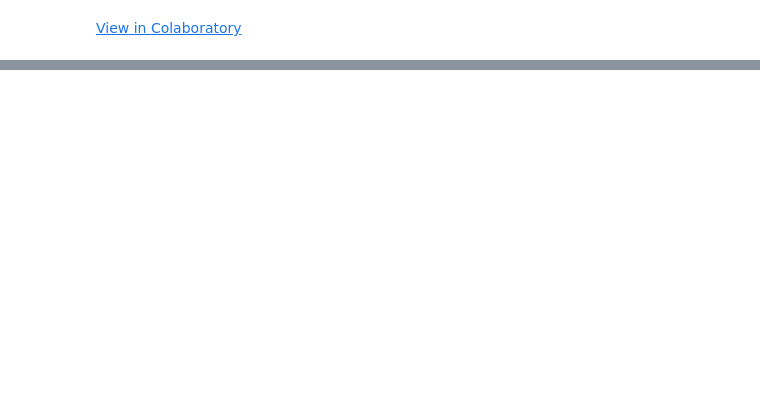
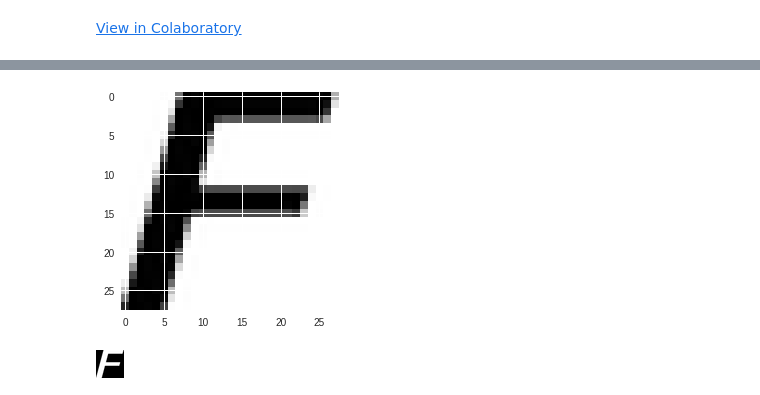
Before and after one commit to toanchitran/tensorflow, a Jupyter notebook: notmnist.ipynb, the cells around one changed output, grey strips where cells are left out. Drawn from its saved outputs; the diff is of its cells as text; code cells hidden in the pictures; blank space fills up the shorter version.

```diff
--- a/notmnist.ipynb
+++ b/notmnist.ipynb
@@ -102,0 +136,6 @@ AttributeError: ignored
+# %%
+image_size = 28
+pixel_depth = 255
+
+image_file = np.random.choice(get_file_paths(np.random.choice(train_data_paths)))
+image_data = (imageio.imread(image_file).astype(float) - pixel_depth/2)/pixel_depth
@@ -102,0 +146,9 @@ AttributeError: ignored
+# %%
+plt.imshow(image_data)
+plt.show()
+# %% [output]
+[figure, added]
+# %%
+display(Image(filename=image_file))
+# %% [output]
+[figure, added]
```
Also changed, not shown: parts of 27 cells of this notebook.
